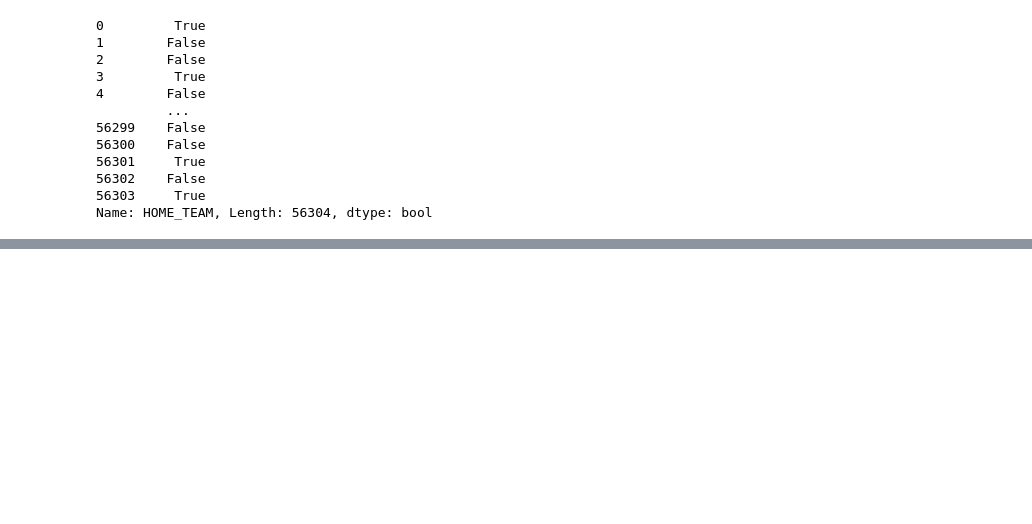
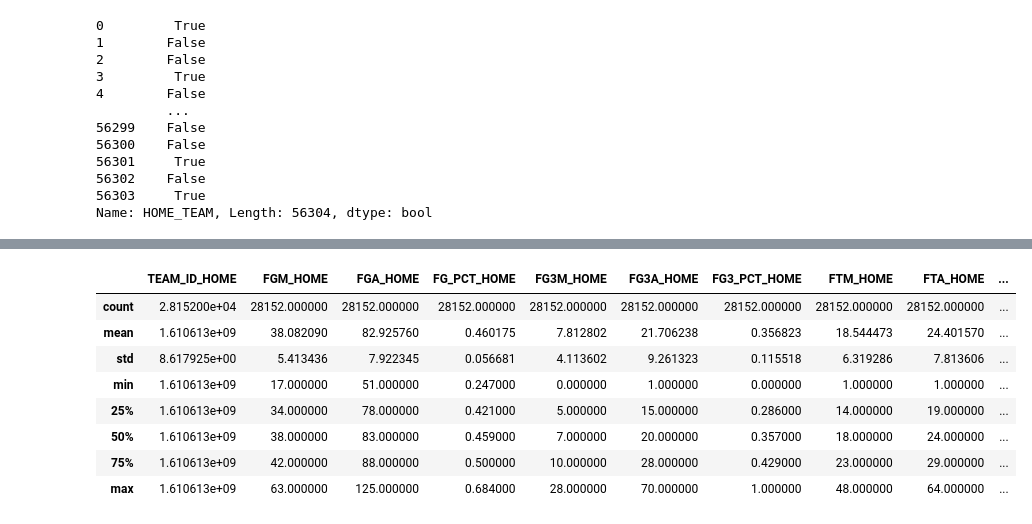
Before and after one commit to jnshzk/nba_beating_the_spread, a Jupyter notebook: data_cleaning_exploration.ipynb, the cells around one changed output, grey strips where cells are left out. Saved outputs shown, nothing was run; the diff lists cells and outputs as text; code cells hidden in the pictures; blank space fills up the shorter version.

```diff
--- a/data_cleaning_exploration.ipynb
+++ b/data_cleaning_exploration.ipynb
@@ -103,0 +170,31 @@ team_boxscores_df.shape
+# %%
+#fill in missing rebound percentage stats with calculated values
+rebound_pct_cols = ['OREB_PCT_HOME', 'DREB_PCT_HOME', 'REB_PCT_HOME', 'OREB_PCT_AWAY', 'DREB_PCT_AWAY', 'REB_PCT_AWAY']
+
+for col in rebound_pct_cols:
+    team_boxscores_df[col].fillna(value=team_boxscores_df[col + '_CALC'], inplace=True)
+
+team_boxscores_df.drop(columns=['OREB_PCT_CALC_HOME_DIFF',
+                                'DREB_PCT_CALC_HOME_DIFF',
+                                'REB_PCT_CALC_HOME_DIFF',
+                                'OREB_PCT_CALC_AWAY_DIFF',
+                                'DREB_PCT_CALC_AWAY_DIFF',
+                                'REB_PCT_CALC_AWAY_DIFF',
+                                'OREB_PCT_HOME_CALC',
+                                'DREB_PCT_HOME_CALC',
+                                'REB_PCT_HOME_CALC',
+                                'OREB_PCT_AWAY_CALC',
+                                'DREB_PCT_AWAY_CALC',
+                                'REB_PCT_AWAY_CALC'], inplace=True)
+# %%
+team_boxscores_df.describe()
+# %% [output]
+|  | TEAM_ID_HOME | FGM_HOME | FGA_HOME | FG_PCT_HOME | FG3M_HOME | FG3A_HOME | FG3_PCT_HOME | FTM_HOME | FTA_HOME | ... |
+| count | 2.815200e+04 | 28152.000000 | 28152.000000 | 28152.000000 | 28152.000000 | 28152.000000 | 28152.000000 | 28152.000000 | 28152.000000 | ... |
+| mean | 1.610613e+09 | 38.082090 | 82.925760 | 0.460175 | 7.812802 | 21.706238 | 0.356823 | 18.544473 | 24.401570 | ... |
+| std | 8.617925e+00 | 5.413436 | 7.922345 | 0.056681 | 4.113602 | 9.261323 | 0.115518 | 6.319286 | 7.813606 | ... |
+| min | 1.610613e+09 | 17.000000 | 51.000000 | 0.247000 | 0.000000 | 1.000000 | 0.000000 | 1.000000 | 1.000000 | ... |
+| 25% | 1.610613e+09 | 34.000000 | 78.000000 | 0.421000 | 5.000000 | 15.000000 | 0.286000 | 14.000000 | 19.000000 | ... |
+| 50% | 1.610613e+09 | 38.000000 | 83.000000 | 0.459000 | 7.000000 | 20.000000 | 0.357000 | 18.000000 | 24.000000 | ... |
+| 75% | 1.610613e+09 | 42.000000 | 88.000000 | 0.500000 | 10.000000 | 28.000000 | 0.429000 | 23.000000 | 29.000000 | ... |
+| max | 1.610613e+09 | 63.000000 | 125.000000 | 0.684000 | 28.000000 | 70.000000 | 1.000000 | 48.000000 | 64.000000 | ... |
```
Also changed, not shown: parts of 8 cells of this notebook.
